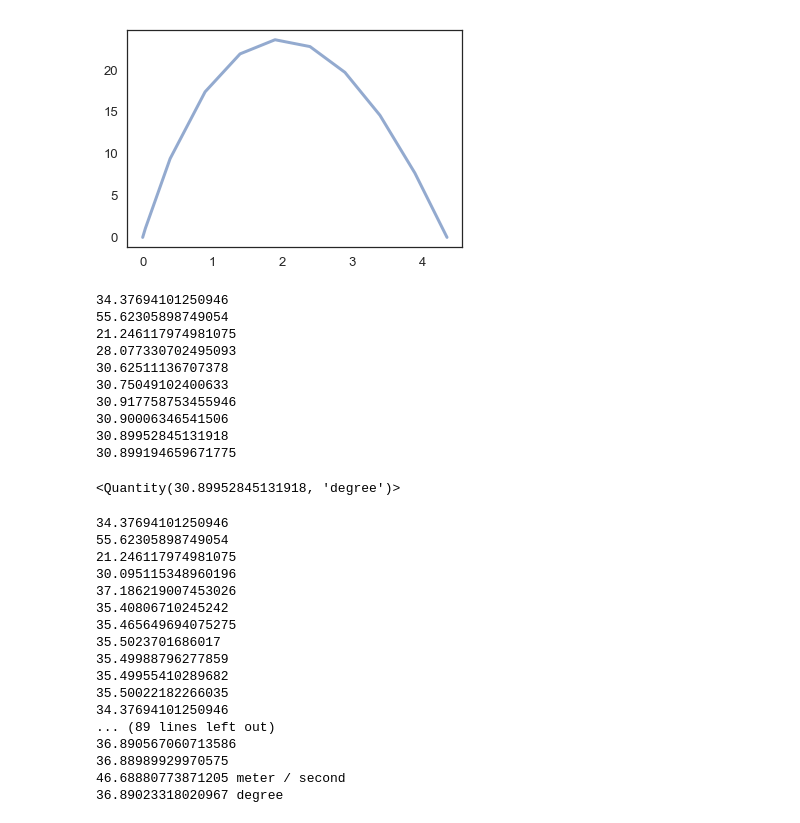
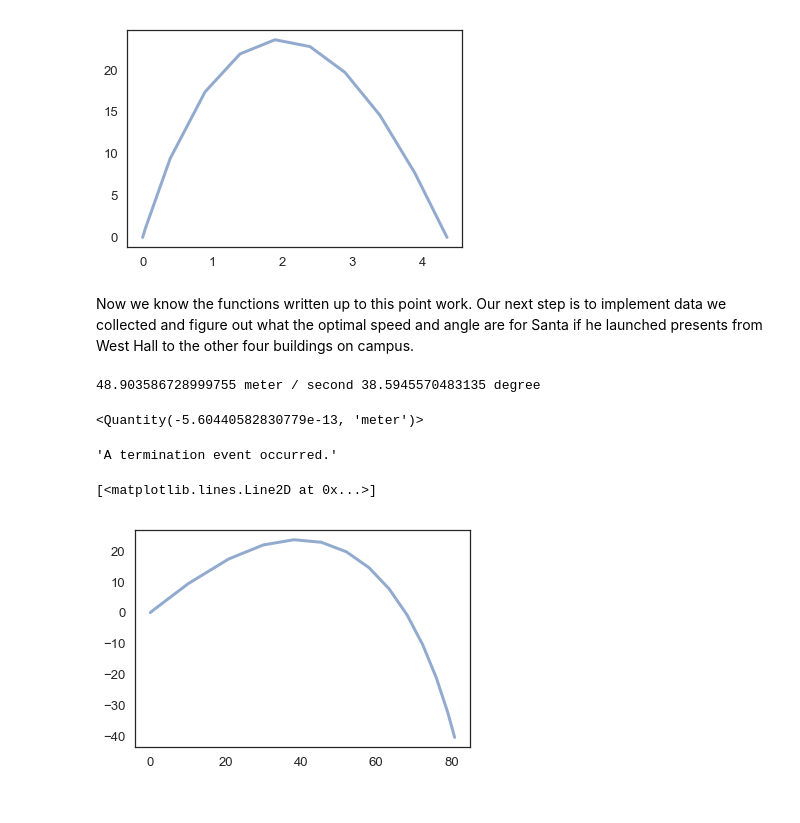
Before and after one commit to megku4u/ModSimPy, a Jupyter notebook: code/Project 3.ipynb, the cells around one changed output. Drawn from its saved outputs; the diff is of its cells as text; code cells hidden in the pictures.

Commit message:
cleaned up functions

```diff
--- a/code/Project 3.ipynb
+++ b/code/Project 3.ipynb
@@ -166,3 +174,5 @@ plot(results.y)
 # %% [output]
 [<matplotlib.lines.Line2D at 0x...>]
 [figure]
+# %% [markdown]
+Now we know the functions written up to this point work. Our next step is to implement data we collected and figure out what the optimal speed and angle are for Santa if he launched presents from West Hall to the other four buildings on campus.
@@ -199,25 +211,9 @@ def height_func(angle, params):
-# %%
-params = Params(params, d_end = to_EH)
-res1 = max_bounded(height_func, [0, 90], params)
-optimal_angle_length = res1.x * degree
-# %% [output]
-34.37694101250946
-55.62305898749054
-21.246117974981075
-28.077330702495093
-30.62511136707378
-30.75049102400633
-30.917758753455946
-30.90006346541506
-30.89952845131918
-30.899194659671775
-<Quantity(30.89952845131918, 'degree')>
 # %%
 opt_angle = 45*degree
-def error_func(v, params, h_end, d_end):
-    this_params = Params(params, velocity=v, d_end=d_end)
+def error_func(v, params):
+    this_params = Params(params, velocity=v)
     optimal_height = max_bounded(height_func, [0,90], this_params)
     global opt_angle
     opt_angle = optimal_height.x*degree
     height = optimal_height.fun
-    return height - h_end
+    return height - params.h_end
@@ -226,24 +220,23 @@ def error_func(v, params, h_end, d_end):
 # %%
-opt_angle
-answer = fsolve(error_func, 45*m, params, EH_height, to_EH);
-print(answer[0]*m/s)
-print(opt_angle)
+res = fsolve(error_func, 45*m/s, paramsEH);
+v_EH = res[0]*m/s
+angle_EH = opt_angle
+print(v_EH, angle_EH)
 # %% [output]
-34.37694101250946
-55.62305898749054
-21.246117974981075
-30.095115348960196
-37.186219007453026
-35.40806710245242
-35.465649694075275
-35.5023701686017
-35.49988796277859
-35.49955410289682
-35.50022182266035
-34.37694101250946
-... (89 lines left out)
-36.890567060713586
-36.88989929970575
-46.68880773871205 meter / second
-36.89023318020967 degree
+48.903586728999755 meter / second 38.5945570483135 degree
+# %%
+paramsEH = Params(paramsEH, velocity=v_EH, angle=angle_EH)
+error_func(paramsEH.velocity, paramsEH)
+# %% [output]
+<Quantity(-5.60440582830779e-13, 'meter')>
+# %%
+resultsEH, detailsEH = run_ode_solver(paramsEH, slope_func, method="RK45", max_step=0.5*s, events = event_func2)
+detailsEH.message
+# %% [output]
+'A termination event occurred.'
+# %%
+plot(resultsEH.x,resultsEH.y)
+# %% [output]
+[<matplotlib.lines.Line2D at 0x...>]
+[figure, added]
 # %%
```
Also changed, not shown: parts of 21 cells of this notebook.
